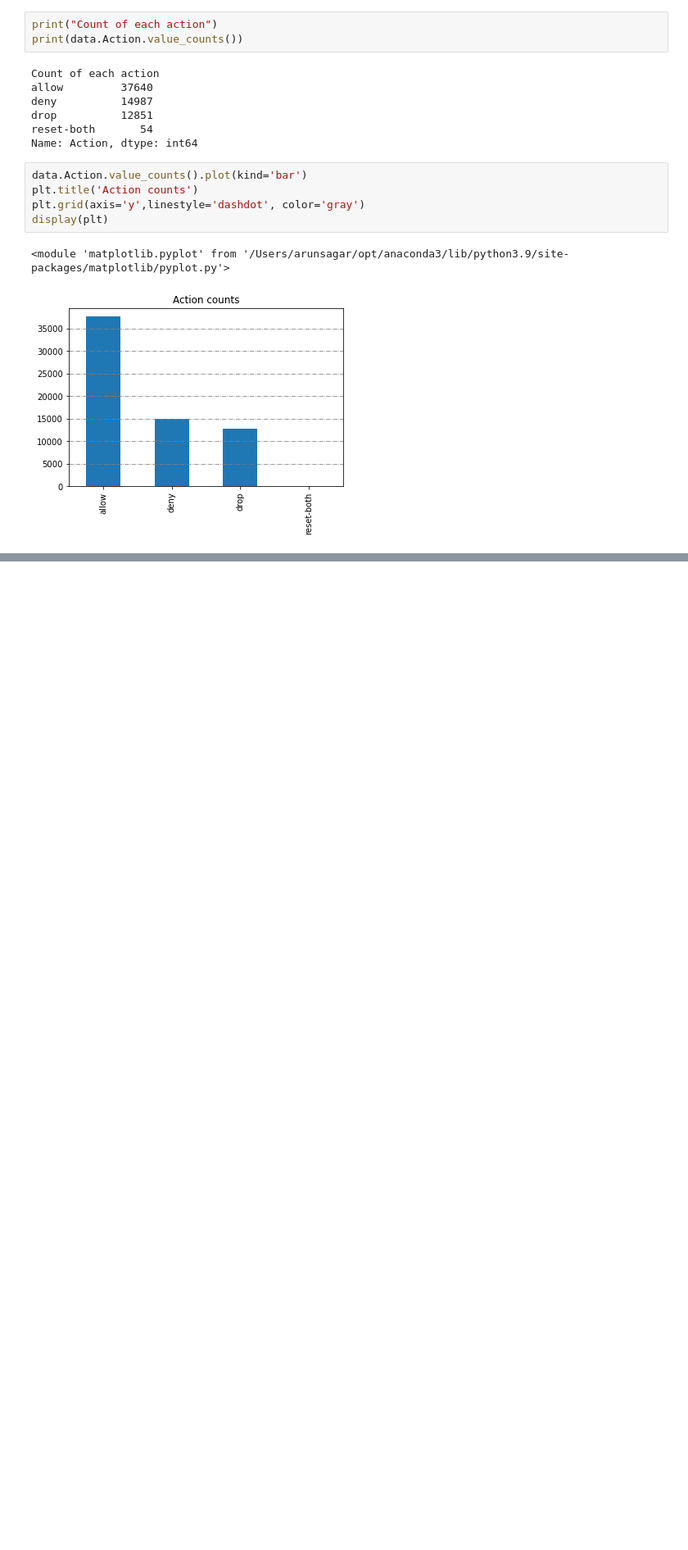
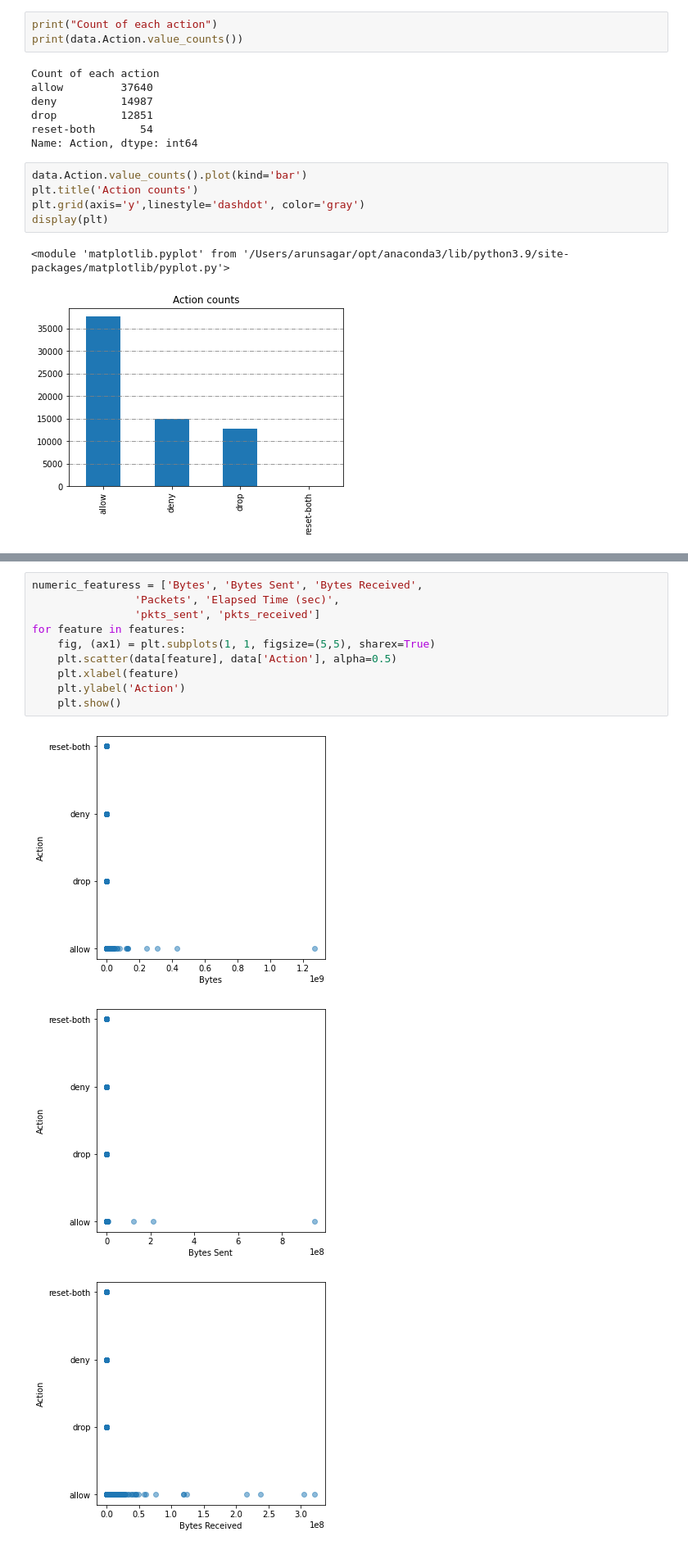
Before and after one commit to arunsagarp/datadrivenproject, a Jupyter notebook: project notebook.ipynb, the cells around one changed output, grey strips where cells are left out. Shown at 82% size. Drawn from its saved outputs; the diff is of its cells as text; blank space fills up the shorter version.

```diff
--- a/project notebook.ipynb
+++ b/project notebook.ipynb
@@ -78,0 +119,14 @@ display(plt)
+# %%
+numeric_featuress = ['Bytes', 'Bytes Sent', 'Bytes Received',
+                'Packets', 'Elapsed Time (sec)',
+                'pkts_sent', 'pkts_received']
+for feature in features:
+    fig, (ax1) = plt.subplots(1, 1, figsize=(5,5), sharex=True)
+    plt.scatter(data[feature], data['Action'], alpha=0.5)
+    plt.xlabel(feature)
+    plt.ylabel('Action')
+    plt.show()
+# %% [output]
+[figure, added]
+[figure, added]
+[figure, added]
```
Also changed, not shown: parts of 11 cells of this notebook, 1 other file.
